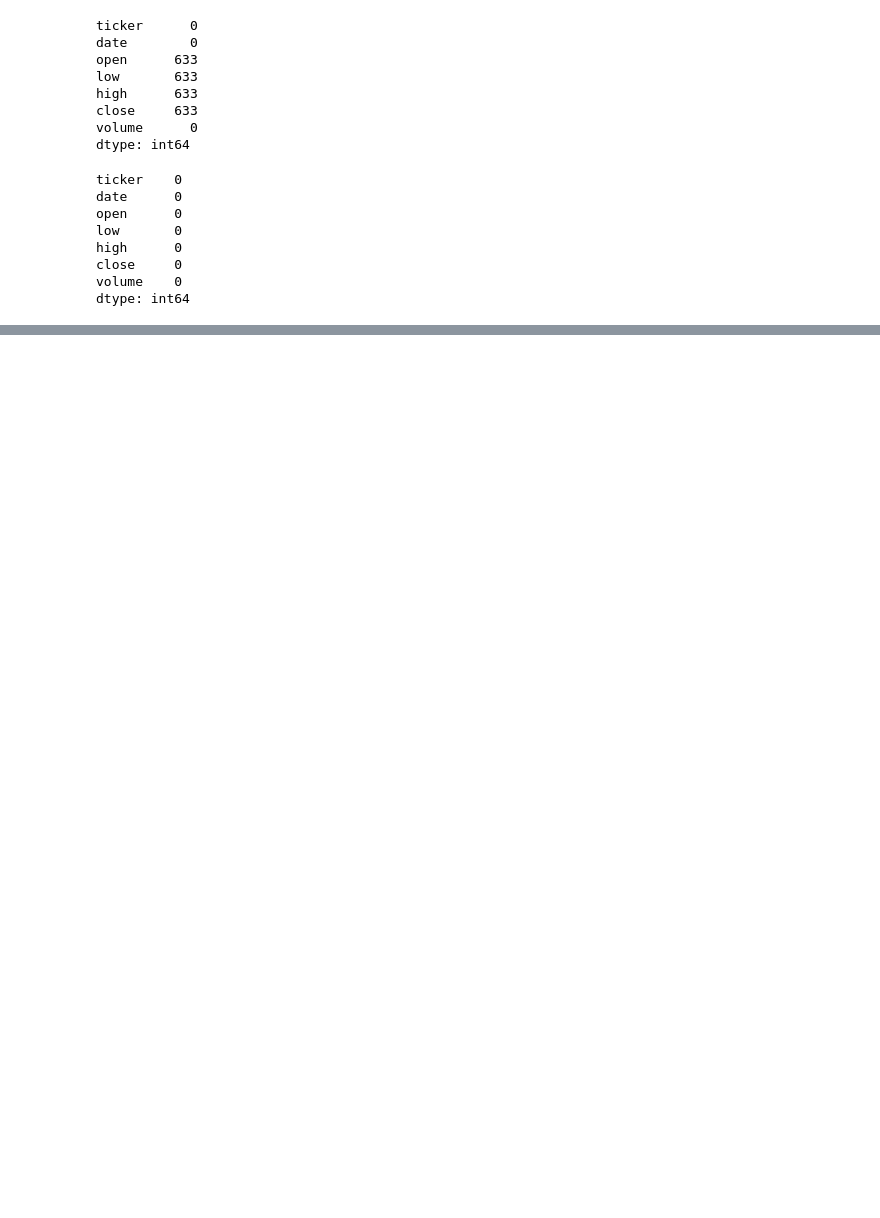
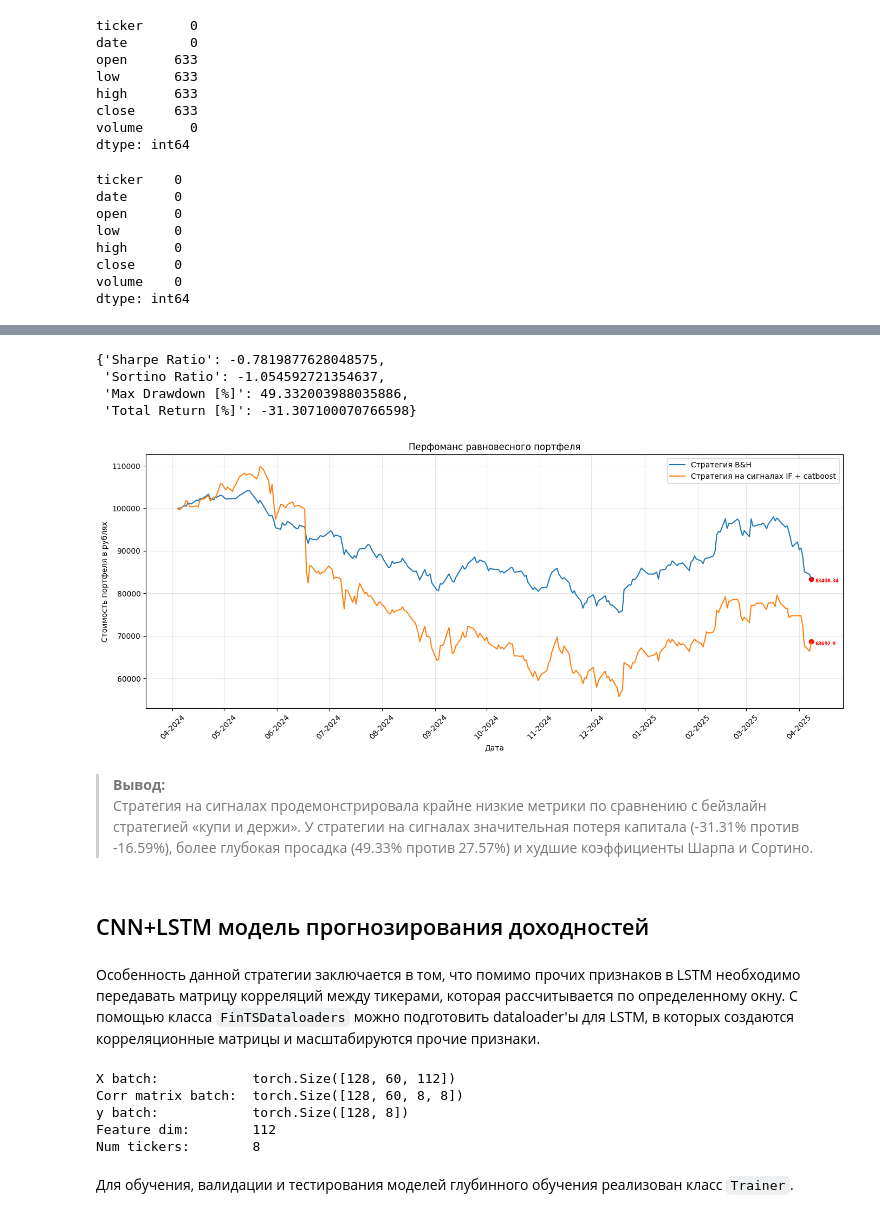
Before and after one commit to garotar/PortfolioOptimization, a Jupyter notebook: experiments.ipynb, the cells around one changed output, grey strips where cells are left out. Drawn from its saved outputs; the diff is of its cells as text; code cells hidden in the pictures; blank space fills up the shorter version.

```diff
--- a/experiments.ipynb
+++ b/experiments.ipynb
@@ -330,0 +196,13 @@ all_dfs.tail(10)
+# %%
+gen_features = [
+    "momentum_5", "momentum_10",
+    "std_5", "std_10",
+    "bollinger_bands_20", "bollinger_width_20",
+    "atr_14", "atr_7",
+    "volume_ratio_10", "volume_ratio_20", "volume_ratio_5",
+    "amplitude_mean_10", "amplitude_mean_5",
+    "rsi_14", "rsi_7",
+    "ema_10", "ema_20",
+    "sma_10", "sma_20",
+    "return_lag_10", "return_lag_20"
+]
@@ -330,0 +224,2 @@ all_dfs.tail(10)
+# %%
+signal_classifier = SignalClassifier(df_with_anomalies, features=gen_features, lookahead=10)
@@ -330,0 +248,4 @@ all_dfs.tail(10)
+# %%
+signal_classifier.train(test_split_ratio=0.1, n_folds=5, gap=5)
+
+proba, signals = signal_classifier.evaluate(bull_threshold=0.5, bear_threshold=0.5)
@@ -330,0 +281,24 @@ all_dfs.tail(10)
+# %%
+signal_portfolio, signal_metrics = signal_classifier.run_backtest(signals_df=signals, init_cash=100_000)
+signal_metrics
+# %% [output]
+{'Sharpe Ratio': -0.7819877628048575,
+ 'Sortino Ratio': -1.054592721354637,
+ 'Max Drawdown [%]': 49.332003988035886,
+ 'Total Return [%]': -31.307100070766598}
+# %%
+plot_equity(equity_series={"Стратегия B&H": total_pf_value,
+                           "Стратегия на сигналах IF + catboost" : signal_portfolio.value()},
+            title="Перфоманс равновесного портфеля",
+            ylabel="Стоимость портфеля в рублях",
+            last_point=True)
+# %% [output]
+[figure, added]
+# %% [markdown]
+> __Вывод:__
+> Стратегия на сигналах продемонстрировала крайне низкие метрики по сравнению с бейзлайн стратегией «купи и держи». У стратегии на сигналах значительная потеря капитала (-31.31% против -16.59%), более глубокая просадка (49.33% против 27.57%) и худшие коэффициенты Шарпа и Сортино.
+# %% [markdown]
+## CNN+LSTM модель прогнозирования доходностей
+# %% [markdown]
+Особенность данной стратегии заключается в том, что помимо прочих признаков в LSTM необходимо передавать матрицу корреляций между тикерами, которая рассчитывается по определенному окну.
+С помощью класса `FinTSDataloaders` можно подготовить dataloader'ы для LSTM, в которых создаются корреляционные матрицы и масштабируются прочие признаки.
@@ -330,0 +308,18 @@ all_dfs.tail(10)
+# %%
+X_batch, corr_batch, y_batch = next(iter(train_loader))
+feature_dim = X_batch.shape[2]
+num_tickers = y_batch.shape[1]
+
+print(f"X batch:            {X_batch.shape}")
+print(f"Corr matrix batch:  {corr_batch.shape}")
+print(f"y batch:            {y_batch.shape}")
+print(f"Feature dim:        {feature_dim}")
+print(f"Num tickers:        {num_tickers}")
+# %% [output]
+X batch:            torch.Size([128, 60, 112])
+Corr matrix batch:  torch.Size([128, 60, 8, 8])
+y batch:            torch.Size([128, 8])
+Feature dim:        112
+Num tickers:        8
+# %% [markdown]
+Для обучения, валидации и тестирования моделей глубинного обучения реализован класс `Trainer`.
```
Also changed, not shown: parts of 65 cells of this notebook, 9 other files.
